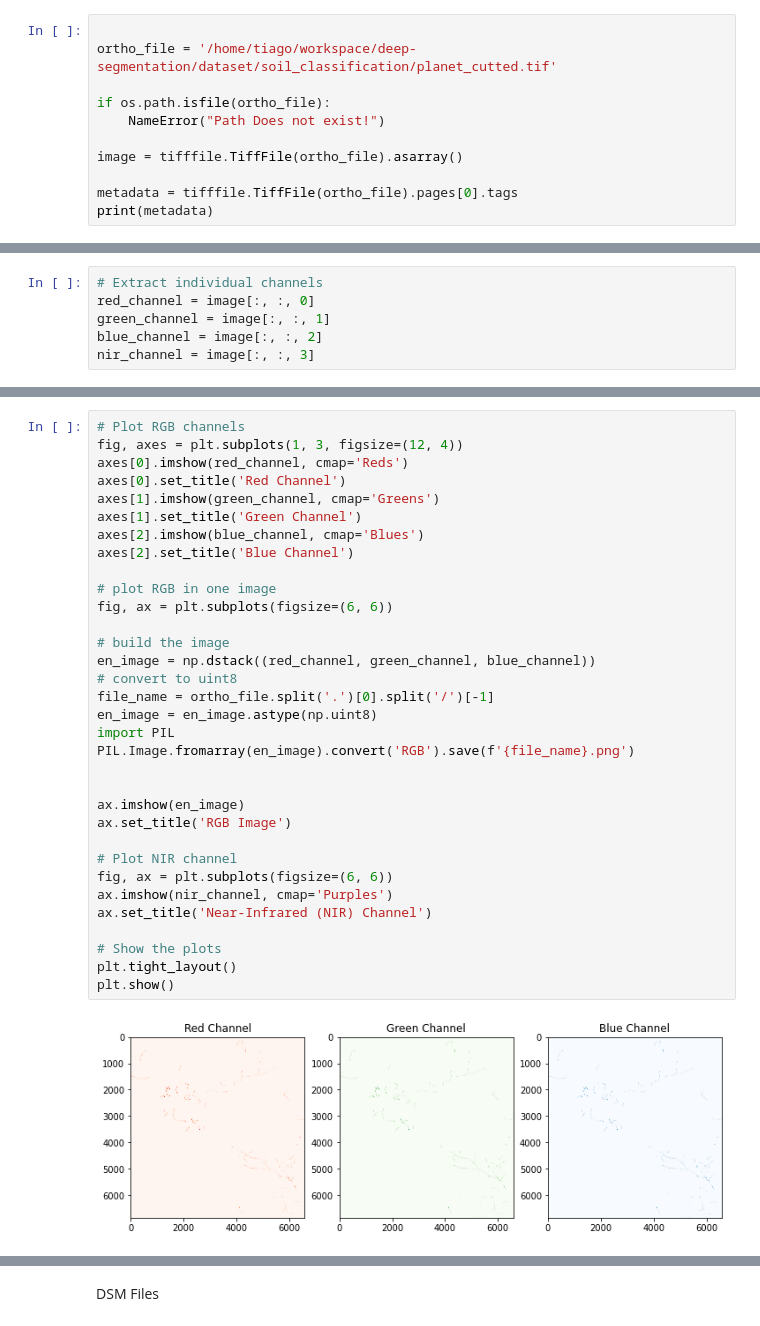
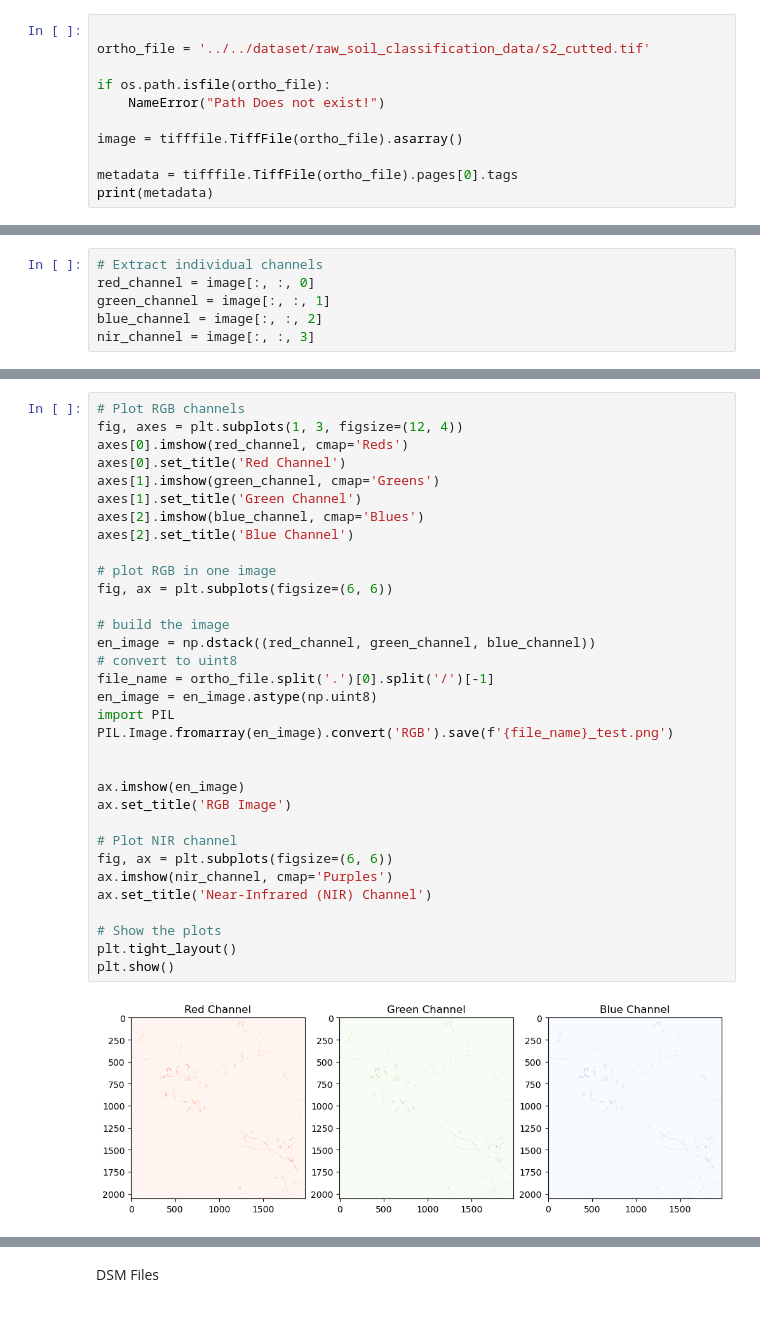
Before and after one commit to Cybonic/ortho-tools, a Jupyter notebook: raster_analys.ipynb, the cells around one changed output, grey strips where cells are left out. Saved outputs shown, nothing was run; the diff lists cells and outputs as text.

```diff
--- a/raster_analys.ipynb
+++ b/raster_analys.ipynb
@@ -62,7 +61,7 @@ def imadjust(image,threshold=5):
    return image_rescale
 # %%
 
-ortho_file = '/home/tiago/workspace/deep-segmentation/dataset/soil_classification/planet_cutted.tif'
+ortho_file = '../../dataset/raw_soil_classification_data/s2_cutted.tif'
 
 if os.path.isfile(ortho_file):
     NameError("Path Does not exist!")
@@ -139,32 +139,32 @@ fig, axes = plt.subplots(1, 3, figsize=(12, 4))
 axes[0].imshow(red_channel, cmap='Reds')
 axes[0].set_title('Red Channel')
 axes[1].imshow(green_channel, cmap='Greens')
 axes[1].set_title('Green Channel')
 axes[2].imshow(blue_channel, cmap='Blues')
 axes[2].set_title('Blue Channel')
 
 # plot RGB in one image
 fig, ax = plt.subplots(figsize=(6, 6))
 
 # build the image
 en_image = np.dstack((red_channel, green_channel, blue_channel))
 # convert to uint8
 file_name = ortho_file.split('.')[0].split('/')[-1]
 en_image = en_image.astype(np.uint8)
 import PIL
-PIL.Image.fromarray(en_image).convert('RGB').save(f'{file_name}.png')
+PIL.Image.fromarray(en_image).convert('RGB').save(f'{file_name}_test.png')
 
 
 ax.imshow(en_image)
 ax.set_title('RGB Image')
 
 # Plot NIR channel
 fig, ax = plt.subplots(figsize=(6, 6))
 ax.imshow(nir_channel, cmap='Purples')
 ax.set_title('Near-Infrared (NIR) Channel')
 
 # Show the plots
 plt.tight_layout()
 plt.show()
 # %% [output]
-[figure, old version]
+[figure, new version]
```
Also changed, not shown: parts of 6 cells of this notebook, 13 other files.
